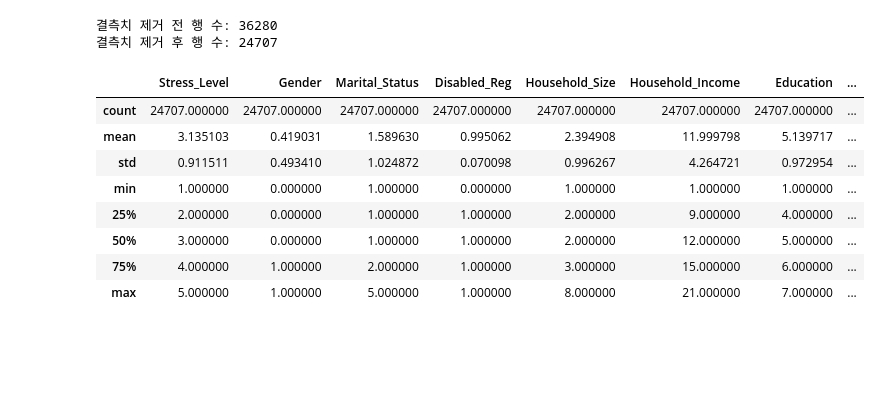
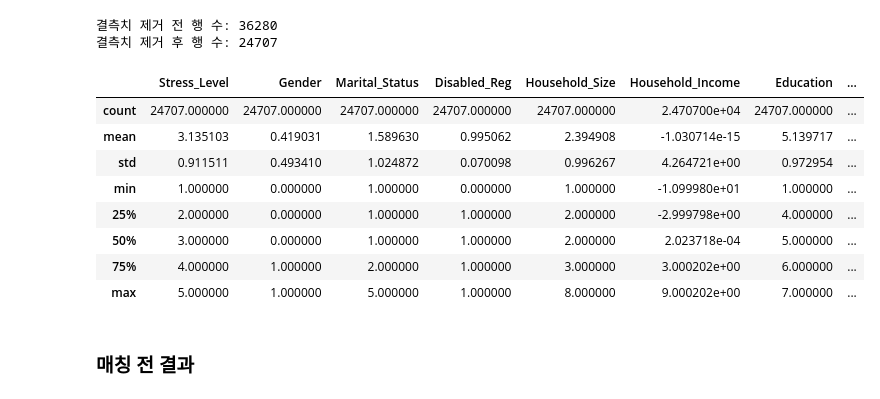
Before and after one commit to wagyu09/commuting_happiness, a Jupyter notebook: data._load.ipynb, the cells around one changed output. Cells and saved outputs as stored; diff of their text form; code cells hidden in the pictures; blank space fills up the shorter version.

```diff
--- a/data._load.ipynb
+++ b/data._load.ipynb
@@ -62,38 +64,45 @@ rename_dict = {
 }
 
 raw_df = raw_df.rename(columns=rename_dict)
-# %%
-print('결측치 제거 전 행 수:' ,len(raw_df))
-df = raw_df.copy().dropna()
-print('결측치 제거 후 행 수:' ,len(df))
-# %% [output]
-결측치 제거 전 행 수: 36280
-결측치 제거 후 행 수: 24707
 # %%
-# 시간 분단위로 변환
-df['Commute_Time'] = df['Commute_Hour']*60 + df['Commute_Min']
-df['Work_Time'] = df['Work_Hours_Week']*60 + df['Work_Mins_Week']
+print('결측치 제거 전 행 수:' ,len(raw_df))
+mid_df = raw_df.copy().dropna()
+print('결측치 제거 후 행 수:' ,len(mid_df))
+
+# 시간 단위로 변환
+mid_df['Commute_Time'] = (mid_df['Commute_Hour']*60 + mid_df['Commute_Min'])/60
+mid_df['Work_Time'] = (mid_df['Work_Hours_Week']*60 + mid_df['Work_Mins_Week'])/60
 
 # 출생년도로부터 나이 도출
-df['Age'] = 2024 - df['Birth_Year']
+mid_df['Age'] = 2024 - mid_df['Birth_Year']
 
 # 남성 0, 여성 1로 변경
-df[['Gender', 'Disabled_Reg']] = df[['Gender','Disabled_Reg']].replace({1: 0, 2: 1})
+mid_df[['Gender', 'Disabled_Reg']] = mid_df[['Gender','Disabled_Reg']].replace({1: 0, 2: 1})
 
 # 자가 소유 외의 주거 점유 형태를 0으로 통일
-df['House_Occupancy'] = df['House_Occupancy'].replace({1 : 1, 2 : 0, 3 : 0, 4 : 0, 5 : 0, 6 : 0 })
+mid_df['House_Occupancy'] = mid_df['House_Occupancy'].replace({1 : 1, 2 : 0, 3 : 0, 4 : 0, 5 : 0, 6 : 0 })
+# %% [output]
+결측치 제거 전 행 수: 36280
+결측치 제거 후 행 수: 24707
 # %%
 not_use_anymore = ['Commute_Status', 'Commute_Hour','Commute_Min', 'Birth_Year', 'Work_Hours_Week', 'Work_Mins_Week']
-df = df.drop(columns = not_use_anymore)
+later_df = mid_df.copy().drop(columns = not_use_anymore)
+# %%
+# 연속형 변수 중심화
+cols_to_cent = ['Household_Income','Commute_Time','Work_Time', 'Age']
+df_final = later_df.copy()
+for col in cols_to_cent:
+    mean = later_df[col].mean()
+    df_final[col] = later_df[col]-mean
 # %%
-df.describe()
+df_final.describe()
 # %% [output]
 |  | Stress_Level | Gender | Marital_Status | Disabled_Reg | Household_Size | Household_Income | Education | ... |
-| count | 24707.000000 | 24707.000000 | 24707.000000 | 24707.000000 | 24707.000000 | 24707.000000 | 24707.000000 | ... |
-| mean | 3.135103 | 0.419031 | 1.589630 | 0.995062 | 2.394908 | 11.999798 | 5.139717 | ... |
-| std | 0.911511 | 0.493410 | 1.024872 | 0.070098 | 0.996267 | 4.264721 | 0.972954 | ... |
-| min | 1.000000 | 0.000000 | 1.000000 | 0.000000 | 1.000000 | 1.000000 | 1.000000 | ... |
-| 25% | 2.000000 | 0.000000 | 1.000000 | 1.000000 | 2.000000 | 9.000000 | 4.000000 | ... |
-| 50% | 3.000000 | 0.000000 | 1.000000 | 1.000000 | 2.000000 | 12.000000 | 5.000000 | ... |
-| 75% | 4.000000 | 1.000000 | 2.000000 | 1.000000 | 3.000000 | 15.000000 | 6.000000 | ... |
-| max | 5.000000 | 1.000000 | 5.000000 | 1.000000 | 8.000000 | 21.000000 | 7.000000 | ... |
+| count | 24707.000000 | 24707.000000 | 24707.000000 | 24707.000000 | 24707.000000 | 2.470700e+04 | 24707.000000 | ... |
+| mean | 3.135103 | 0.419031 | 1.589630 | 0.995062 | 2.394908 | -1.030714e-15 | 5.139717 | ... |
+| std | 0.911511 | 0.493410 | 1.024872 | 0.070098 | 0.996267 | 4.264721e+00 | 0.972954 | ... |
+| min | 1.000000 | 0.000000 | 1.000000 | 0.000000 | 1.000000 | -1.099980e+01 | 1.000000 | ... |
+| 25% | 2.000000 | 0.000000 | 1.000000 | 1.000000 | 2.000000 | -2.999798e+00 | 4.000000 | ... |
+| 50% | 3.000000 | 0.000000 | 1.000000 | 1.000000 | 2.000000 | 2.023718e-04 | 5.000000 | ... |
+| 75% | 4.000000 | 1.000000 | 2.000000 | 1.000000 | 3.000000 | 3.000202e+00 | 6.000000 | ... |
+| max | 5.000000 | 1.000000 | 5.000000 | 1.000000 | 8.000000 | 9.000202e+00 | 7.000000 | ... |
@@ -102,2 +109,4 @@ sns.pairplot(df)
+# %% [markdown]
+### 매칭 전 결과
 # %%
 model = smf.ols(
```
Also changed, not shown: parts of 10 cells of this notebook.
